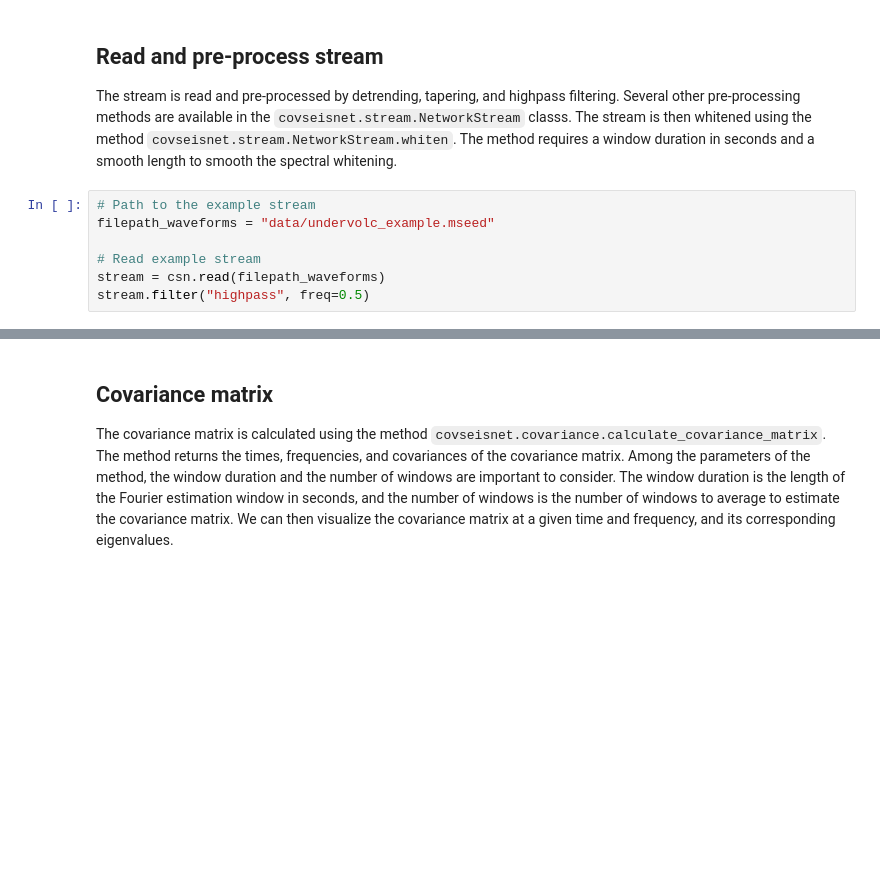
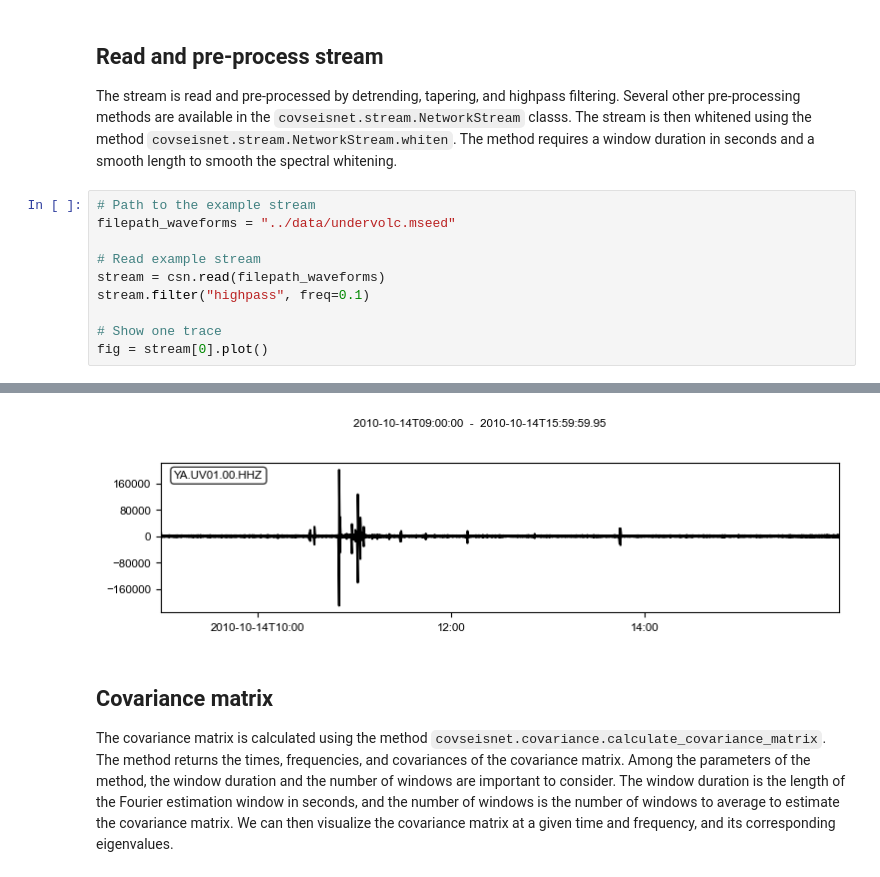
Before and after one commit to leonard-seydoux/covseisnet, a Jupyter notebook: docs/source/examples/coherence_preprocess.ipynb, the cells around one changed output, grey strips where cells are left out. Cells and saved outputs as stored; diff of their text form; blank space fills up the shorter version.

```diff
--- a/docs/source/examples/coherence_preprocess.ipynb
+++ b/docs/source/examples/coherence_preprocess.ipynb
@@ -15,9 +14,12 @@ import covseisnet as csn
 The stream is read and pre-processed by detrending, tapering, and highpass filtering. Several other pre-processing methods are available in the `covseisnet.stream.NetworkStream` classs. The stream is then whitened using the method `covseisnet.stream.NetworkStream.whiten`. The method requires a window duration in seconds and a smooth length to smooth the spectral whitening.
 # %%
 # Path to the example stream
-filepath_waveforms = "data/undervolc_example.mseed"
+filepath_waveforms = "../data/undervolc.mseed"
 
 # Read example stream
 stream = csn.read(filepath_waveforms)
-stream.filter("highpass", freq=0.5)
+stream.filter("highpass", freq=0.1)
+
+# Show one trace
+fig = stream[0].plot()
 # %% [output]
@@ -40,3 +26,4 @@ YA.UV15.00.HHZ | 2010-10-14T09:00:00.000000Z - 2010-10-14T15:59:59.950000Z | 20.
+[figure, added]
 # %% [markdown]
 ## Covariance matrix
 
```
Also changed, not shown: parts of 5 cells of this notebook, 9 other files.
